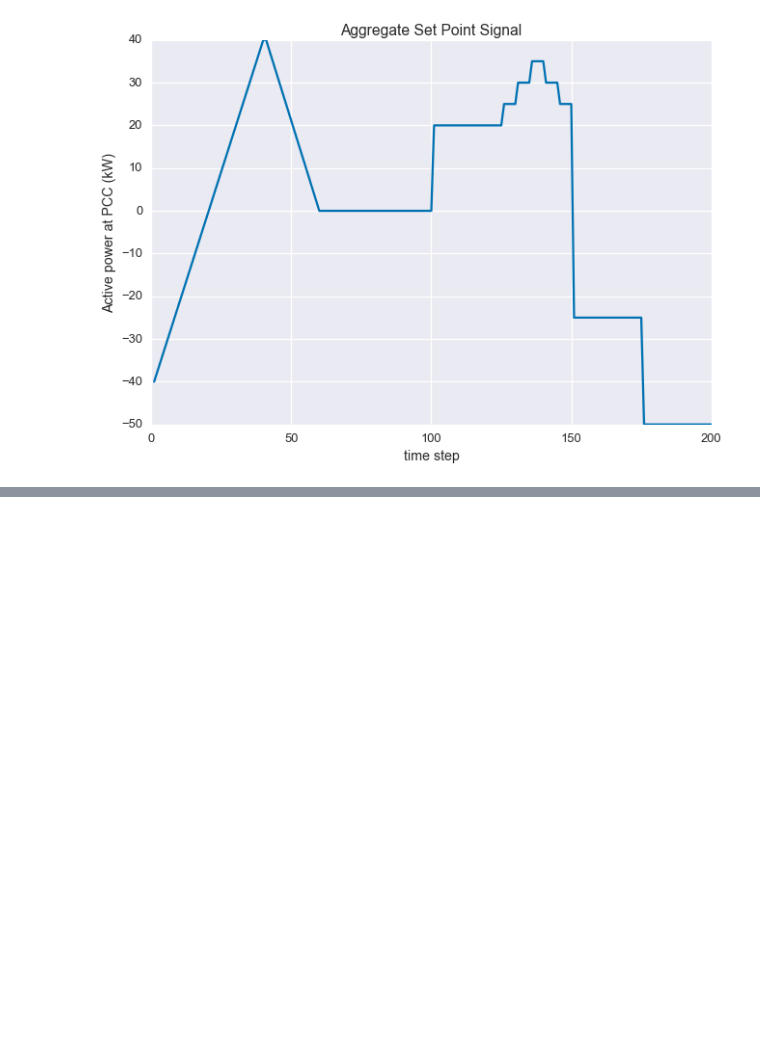
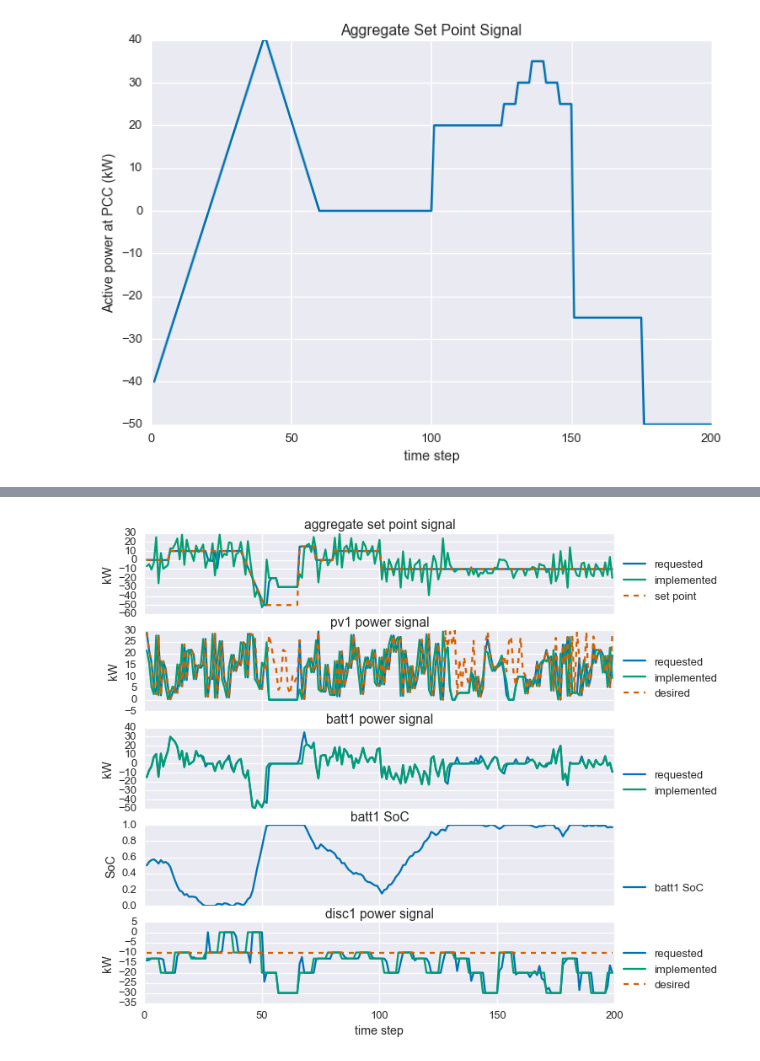
Before and after one commit to tnavidi1/EE364b_project, a Jupyter notebook: notebooks/PreliminaryMasterAlgorithmTest.ipynb, the cells around one changed output, grey strips where cells are left out. Saved outputs shown, nothing was run; the diff lists cells and outputs as text; code cells hidden in the pictures; blank space fills up the shorter version.

```diff
--- a/notebooks/PreliminaryMasterAlgorithmTest.ipynb
+++ b/notebooks/PreliminaryMasterAlgorithmTest.ipynb
@@ -67,0 +68,14 @@ _ = controll_diffuse.plotReqImpTotalEnergy()
+# %%
+# define constants
+mu = 10000
+agg_point2 = np.concatenate((np.zeros(10),10*np.ones(30),-6*np.arange(10)+10,-50*np.ones(15),15*np.ones(7),np.zeros(8),10*np.ones(20),-10*np.ones(99)))
+T = len(agg_point)
+agg_point_q = .5*agg_point2
+agg_point2 = np.vstack((agg_point2,agg_point_q))
+pv1 = PVSysR2('pv1', Cpv=.1)
+batt1 = BatteryR2('batt1', initial_SoC=0.5,target_SoC=0.2, Cb=0)
+disc1 = DiscreteR2('disc1', points=np.array([[-10,-5], [-20, -10], [-30, -15], [-13, -2], [0, 0]]), Cdisc=0)
+contr = ControllerR2(mu=mu)
+contr.addResource(pv1)
+contr.addResource(batt1)
+contr.addResource(disc1)
@@ -67,0 +84,4 @@ _ = controll_diffuse.plotReqImpTotalEnergy()
+# %%
+_ = contr.plotReqImpPower('real')
+# %% [output]
+[figure, added]
```
Also changed, not shown: parts of 11 cells of this notebook, 2 other files.
